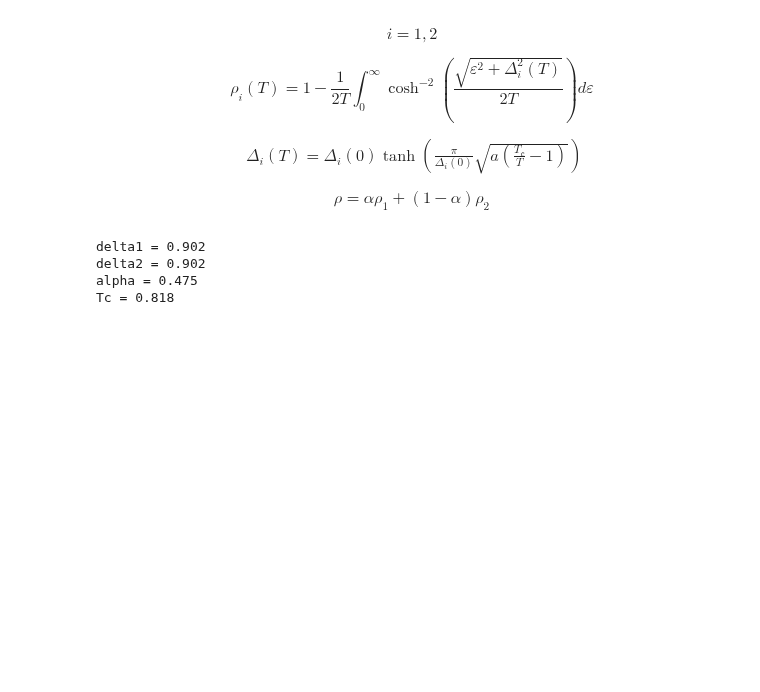
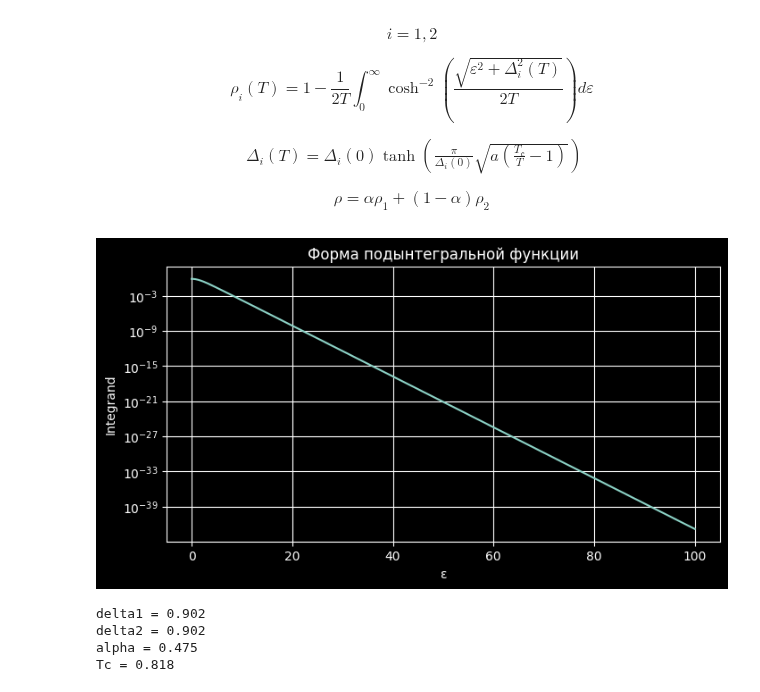
Before and after one commit to matalhim/sdf, a Jupyter notebook: H(T)/main.ipynb, the cells around one changed output. Saved outputs shown, nothing was run; the diff lists cells and outputs as text; code cells hidden in the pictures; blank space fills up the shorter version.

```diff
--- a/H(T)/main.ipynb
+++ b/H(T)/main.ipynb
@@ -772,6 +784,29 @@ $$
 \end{align*} $$
 
 $$ \rho = \alpha \rho_1 + (1 - \alpha)  \rho_2 $$
+# %%
+T = 1.0         # температура
+Delta = 1.0     # значение дельты (можно из delta_T)
+
+# Интегранд
+def integrand(eps):
+    return 1 / np.cosh(np.sqrt(eps**2 + Delta**2) / (2 * T))**2
+
+# Значения eps от 0 до 100
+eps_vals = np.linspace(0, 100, 1000)
+y_vals = [integrand(eps) for eps in eps_vals]
+
+# График
+plt.figure(figsize=(8, 4))
+plt.plot(eps_vals, y_vals)
+plt.yscale("log")  # логарифмическая шкала по y, чтобы видеть спад
+plt.xlabel("ε")
+plt.ylabel("Integrand")
+plt.title("Форма подынтегральной функции")
+plt.grid(True)
+plt.show()
+# %% [output]
+[figure, added]
 # %%
 delta_1 = Delta0_opt
 Tc = Tc_opt
```
Also changed, not shown: parts of 8 cells of this notebook, 9 other files.
